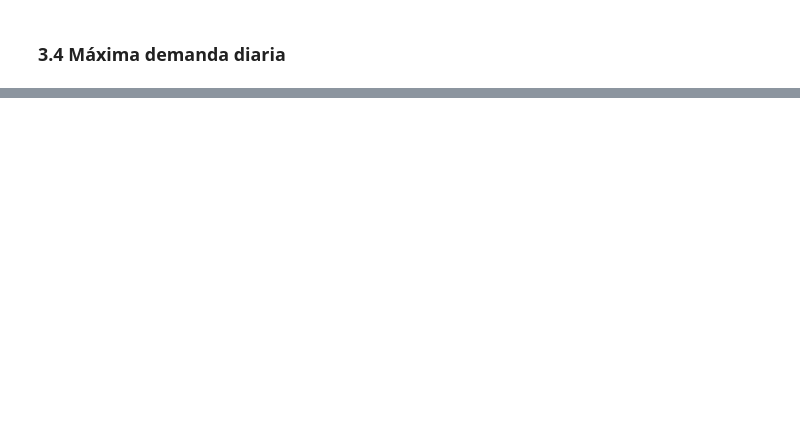
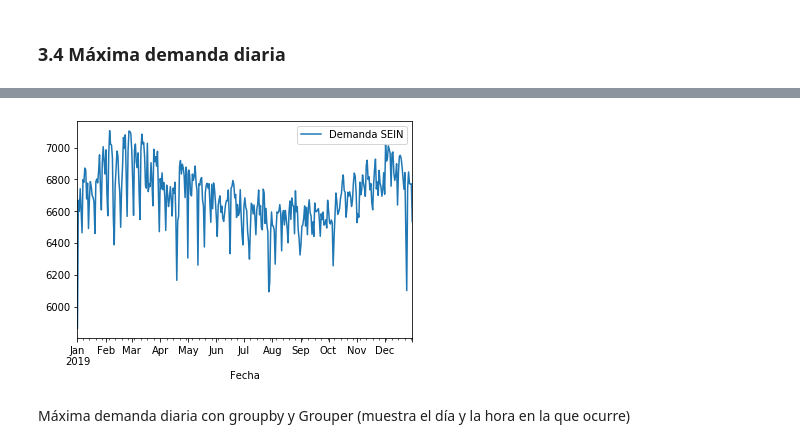
Before and after one commit to KevinAQM/Electricity_Demand_Peru_2019, a Jupyter notebook: Demanda_COES_2019-15min.ipynb, the cells around one changed output, grey strips where cells are left out. Cells and saved outputs as stored; diff of their text form; code cells hidden in the pictures; blank space fills up the shorter version.

```diff
--- a/Demanda_COES_2019-15min.ipynb
+++ b/Demanda_COES_2019-15min.ipynb
@@ -402,0 +414,5 @@ Graph(day_max_monthly_hp)
+# %%
+# Obteniendo la máxima demanda diaria
+demand_daily = demand.resample('D').max()
+
+demand_daily.head()
@@ -402,0 +458,7 @@ Graph(day_max_monthly_hp)
+# %%
+demand_daily.plot()
+plt.show()
+# %% [output]
+[figure, added]
+# %% [markdown]
+Máxima demanda diaria con groupby y Grouper (muestra el día y la hora en la que ocurre)
```
Also changed, not shown: parts of 63 cells of this notebook.
